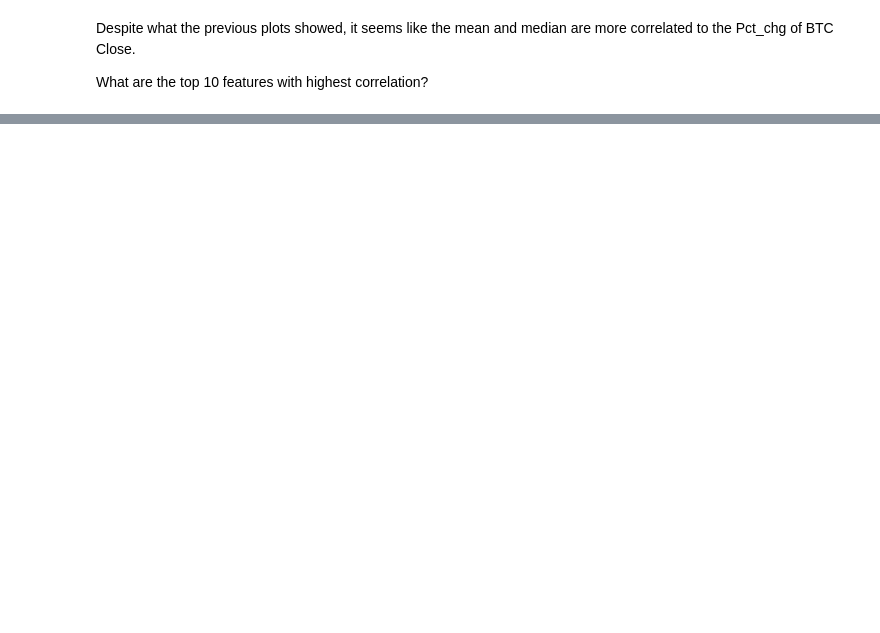
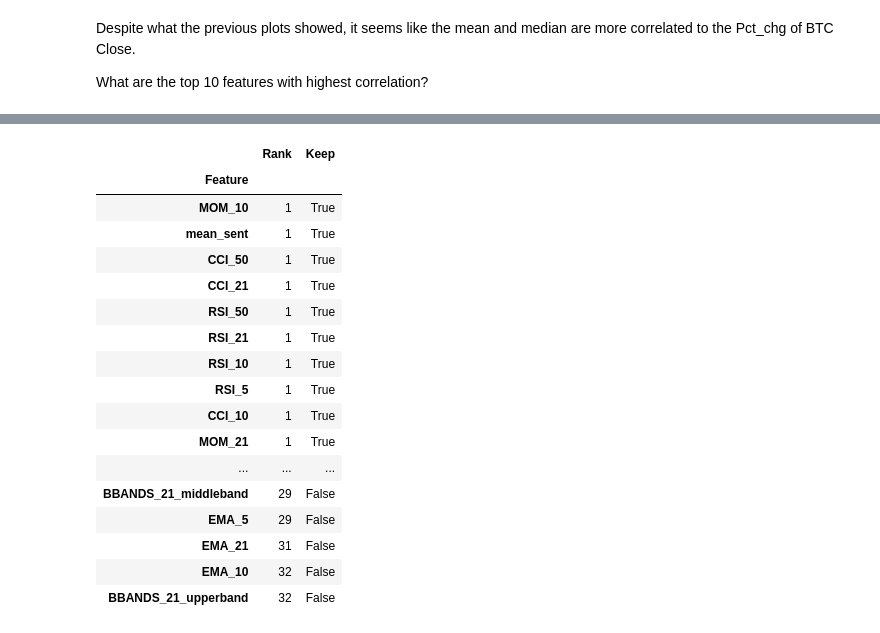
Before and after one commit to Yamamuen/CQF_final_project, a Jupyter notebook: processing_EDA.ipynb, the cells around one changed output, grey strips where cells are left out. Drawn from its saved outputs; the diff is of its cells as text; code cells hidden in the pictures; blank space fills up the shorter version.

Commit message:
Finished EDA and Feature Selection

```diff
--- a/processing_EDA.ipynb
+++ b/processing_EDA.ipynb
@@ -689,0 +696,9 @@ It is clear that momentum indicators, such as MOM and RSI, are more correlated w
+# %%
+df_ = df.drop(['Pct_chg','median_sent'], axis=1)
+
+# removing median because we'll be using mean (per  correlation)
+X, y = df_.drop(['target'], axis=1).values,df_['target'].values
+# %%
+# Define random forest classifier with the weighted classes:
+forest = RandomForestClassifier(n_jobs=-1, class_weight=class_weights, max_depth=5)
+forest.fit(X, y)
@@ -689,0 +709,6 @@ It is clear that momentum indicators, such as MOM and RSI, are more correlated w
+# %%
+# define Boruta feature selection method
+feat_selector = BorutaPy(forest, n_estimators='auto', verbose=2, random_state=1, perc=80)
+
+# find all relevant features
+feat_selector.fit(X, y)
@@ -689,0 +740,36 @@ It is clear that momentum indicators, such as MOM and RSI, are more correlated w
+# %%
+feature_ranks = list(zip(df_.columns,
+                         feat_selector.ranking_,
+                         feat_selector.support_,
+                         feat_selector.support_weak_))
+
+# iterate through and print out the results
+boruta = defaultdict(list)
+for feat in feature_ranks:
+    boruta['Feature'].append(feat[0])
+    boruta['Rank'].append(feat[1])
+    boruta['Keep'].append(feat[2])
+
+
+boruta = pd.DataFrame(boruta).set_index('Feature')
+# %%
+boruta.sort_values('Rank', ascending=True)
+# %% [output]
+|  | Rank | Keep |
+| Feature |  |  |
+| MOM_10 | 1 | True |
+| mean_sent | 1 | True |
+| CCI_50 | 1 | True |
+| CCI_21 | 1 | True |
+| RSI_50 | 1 | True |
+| RSI_21 | 1 | True |
+| RSI_10 | 1 | True |
+| RSI_5 | 1 | True |
+| CCI_10 | 1 | True |
+| MOM_21 | 1 | True |
+| ... | ... | ... |
+| BBANDS_21_middleband | 29 | False |
+| EMA_5 | 29 | False |
+| EMA_21 | 31 | False |
+| EMA_10 | 32 | False |
+| BBANDS_21_upperband | 32 | False |
```
Also changed, not shown: parts of 19 cells of this notebook, 5 other files.
